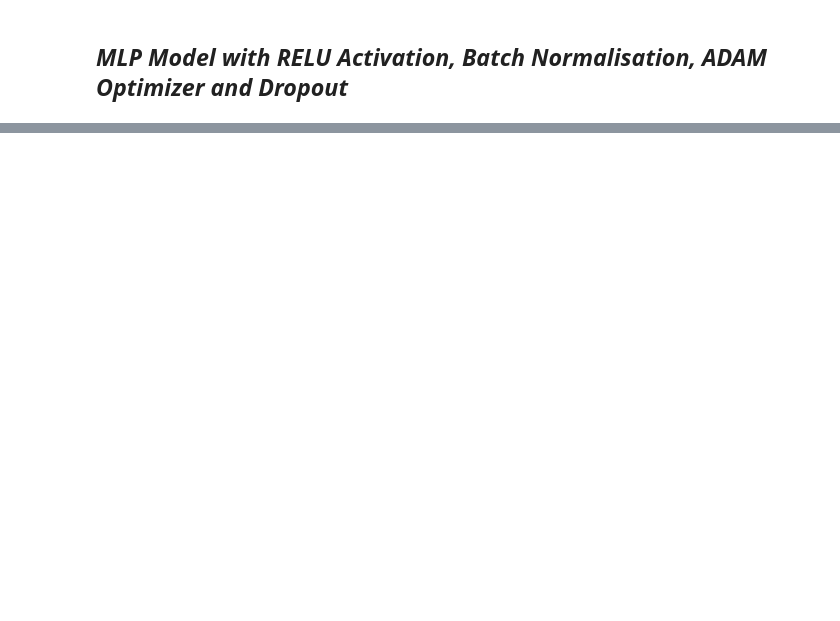
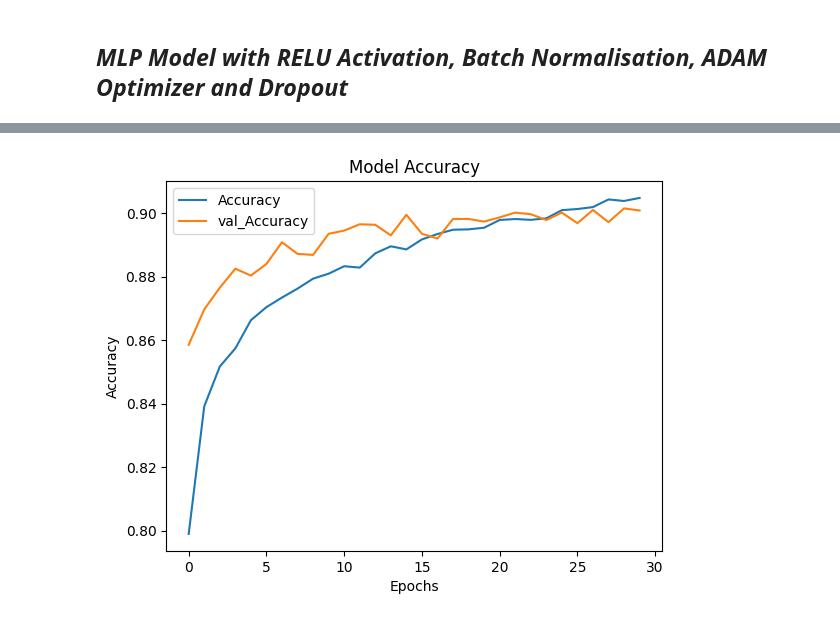
Before and after one commit to bhowad-akash/Machine-Learning, a Jupyter notebook: Simple_Image_Classifier_using_MLPs.ipynb, the cells around one changed output, grey strips where cells are left out. Cells and saved outputs as stored; diff of their text form; code cells hidden in the pictures; blank space fills up the shorter version.

```diff
--- a/Simple_Image_Classifier_using_MLPs.ipynb
+++ b/Simple_Image_Classifier_using_MLPs.ipynb
@@ -288,2 +288,16 @@ model.evaluate(x_test, y_test)
 # %% [markdown]
 ## ***MLP Model with RELU Activation, Batch Normalisation, ADAM Optimizer and Dropout***
+# %%
+model_2 = keras.models.Sequential()
+model_2.add(keras.layers.Flatten(input_shape = [28,28]))
+model_2.add(keras.layers.BatchNormalization())
+model_2.add(keras.layers.Dropout(rate=0.2))
+model_2.add(keras.layers.Dense(300, activation = 'relu'))
+model_2.add(keras.layers.BatchNormalization())
+model_2.add(keras.layers.Dropout(rate=0.2))
+model_2.add(keras.layers.Dense(100, activation ='relu'))
+model_2.add(keras.layers.BatchNormalization())
+model_2.add(keras.layers.Dropout(rate=0.2))
+model_2.add(keras.layers.Dense(10, activation ='softmax'))
+model_2.compile(loss='sparse_categorical_crossentropy', optimizer=keras.optimizers.Adam(learning_rate=0.001, beta_1=0.9, beta_2=0.999), metrics='Accuracy')
+model_2.summary()
@@ -289,0 +322,2 @@ model.evaluate(x_test, y_test)
+# %%
+model_2_history = model_2.fit(x_train, y_train, validation_split=0.1, epochs=30)
@@ -289,0 +342,10 @@ model.evaluate(x_test, y_test)
+# %%
+plt.plot(model_2_history.history['Accuracy'])
+plt.plot(model_2_history.history['val_Accuracy'])
+plt.legend(['Accuracy', 'val_Accuracy'], loc='upper left')
+plt.xlabel('Epochs')
+plt.ylabel('Accuracy')
+plt.title('Model Accuracy')
+plt.show()
+# %% [output]
+[figure, added]
```
Also changed, not shown: parts of 24 cells of this notebook.
